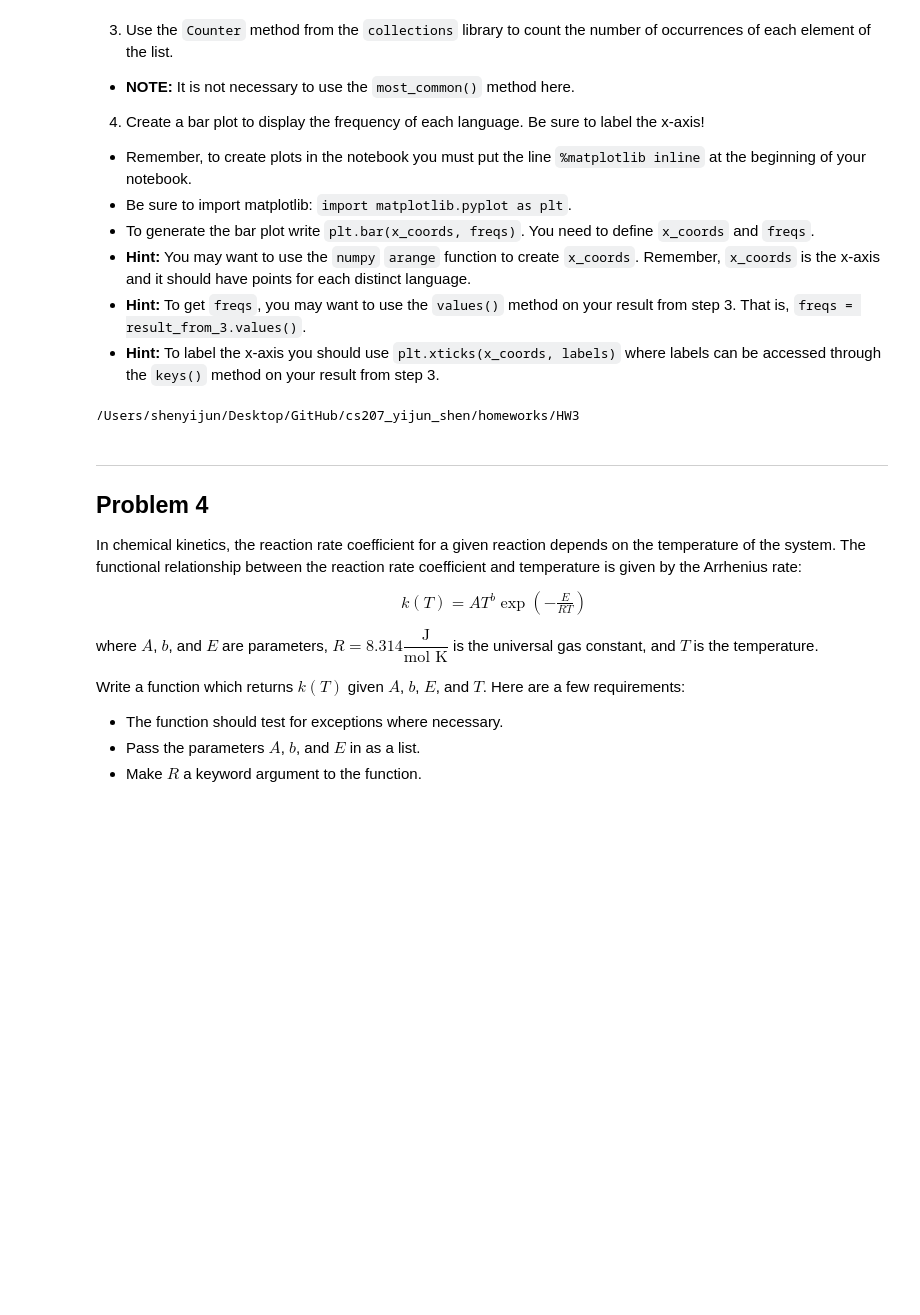
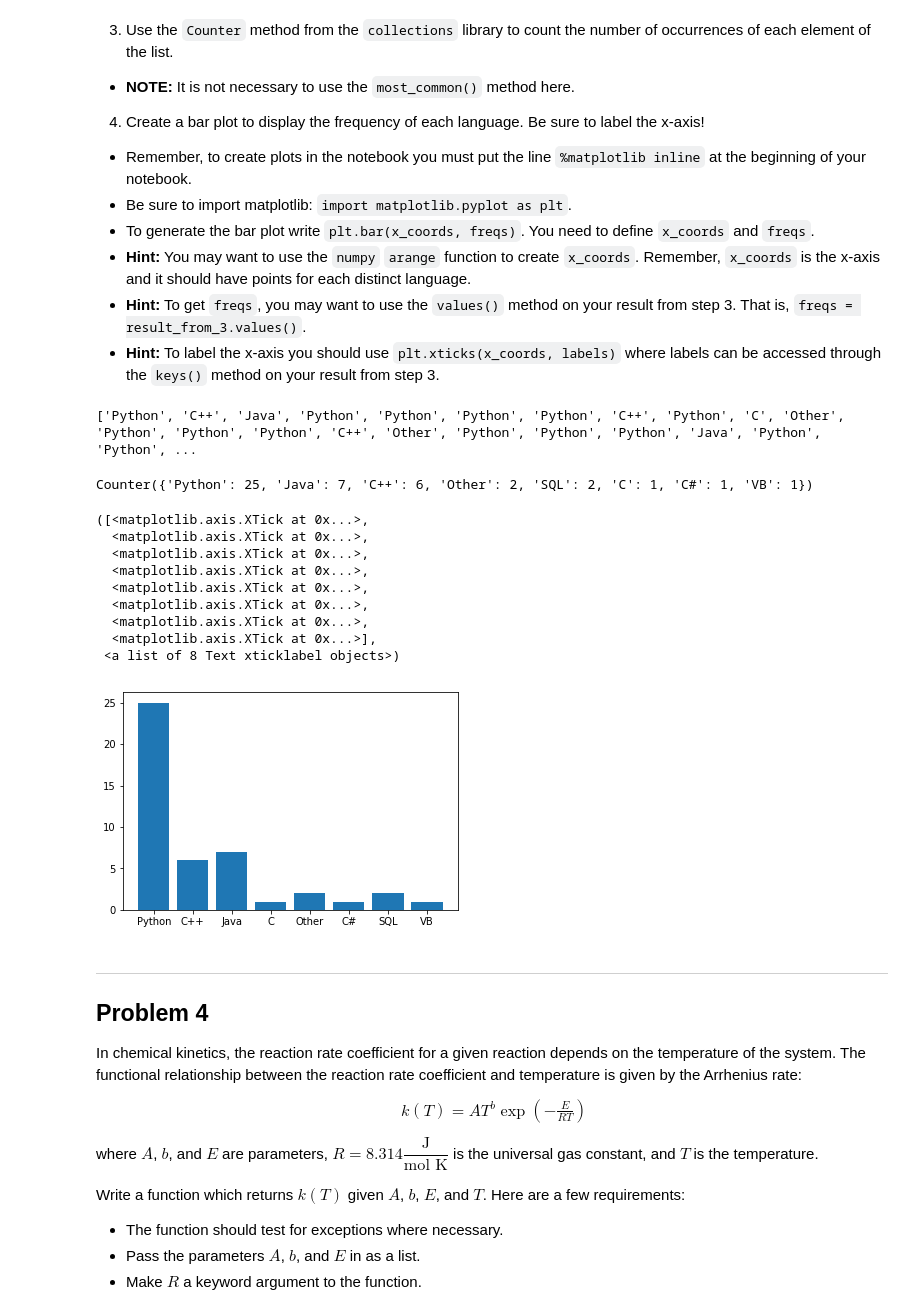
Before and after one commit to kevinzhang99/cs207_yijun_shen, a Jupyter notebook: homeworks/HW3/HW3-final.ipynb, the cells around one changed output. Cells and saved outputs as stored; diff of their text form; code cells hidden in the pictures; blank space fills up the shorter version.

```diff
--- a/homeworks/HW3/HW3-final.ipynb
+++ b/homeworks/HW3/HW3-final.ipynb
@@ -168,18 +165,40 @@ This problem is related to the Lecture 4 exercises.
 import collections
 import numpy as np
 import os
-cwd = os.getcwd()
-print(cwd)
-
+# cwd = os.getcwd()
+# print(cwd)
 f = open("/Users/shenyijun/Desktop/GitHub/cs207_yijun_shen/lectures/L4/languages.txt", "r")
 languages = f.read()
 f.close()
-languages_list = languages.split('\n')[:-1]
-# %% [output]
-/Users/shenyijun/Desktop/GitHub/cs207_yijun_shen/homeworks/HW3
+# %%
+languages_list = languages.split('\n')[:-1]
+print(languages_list)
+# %% [output]
+['Python', 'C++', 'Java', 'Python', 'Python', 'Python', 'Python', 'C++', 'Python', 'C', 'Other', 'Python', 'Python', 'Python', 'C++', 'Other', 'Python', 'Python', 'Python', 'Java', 'Python', 'Python', ...
+# %%
+languages_counter = collections.Counter(languages_list)
+print(languages_counter)
+# %% [output]
+Counter({'Python': 25, 'Java': 7, 'C++': 6, 'Other': 2, 'SQL': 2, 'C': 1, 'C#': 1, 'VB': 1})
 # %%
 %matplotlib inline
 import matplotlib.pyplot as plt
+freqs = languages_counter.values()
+x_coords = np.arange(1,9)
+plt.bar(x_coords,freqs)
+labels = languages_counter.keys()
+plt.xticks(x_coords,labels)
+# %% [output]
+([<matplotlib.axis.XTick at 0x...>,
+  <matplotlib.axis.XTick at 0x...>,
+  <matplotlib.axis.XTick at 0x...>,
+  <matplotlib.axis.XTick at 0x...>,
+  <matplotlib.axis.XTick at 0x...>,
+  <matplotlib.axis.XTick at 0x...>,
+  <matplotlib.axis.XTick at 0x...>,
+  <matplotlib.axis.XTick at 0x...>],
+ <a list of 8 Text xticklabel objects>)
+[figure, added]
 # %% [markdown]
 ---
 ## Problem 4
```
Also changed, not shown: parts of 7 cells of this notebook.
